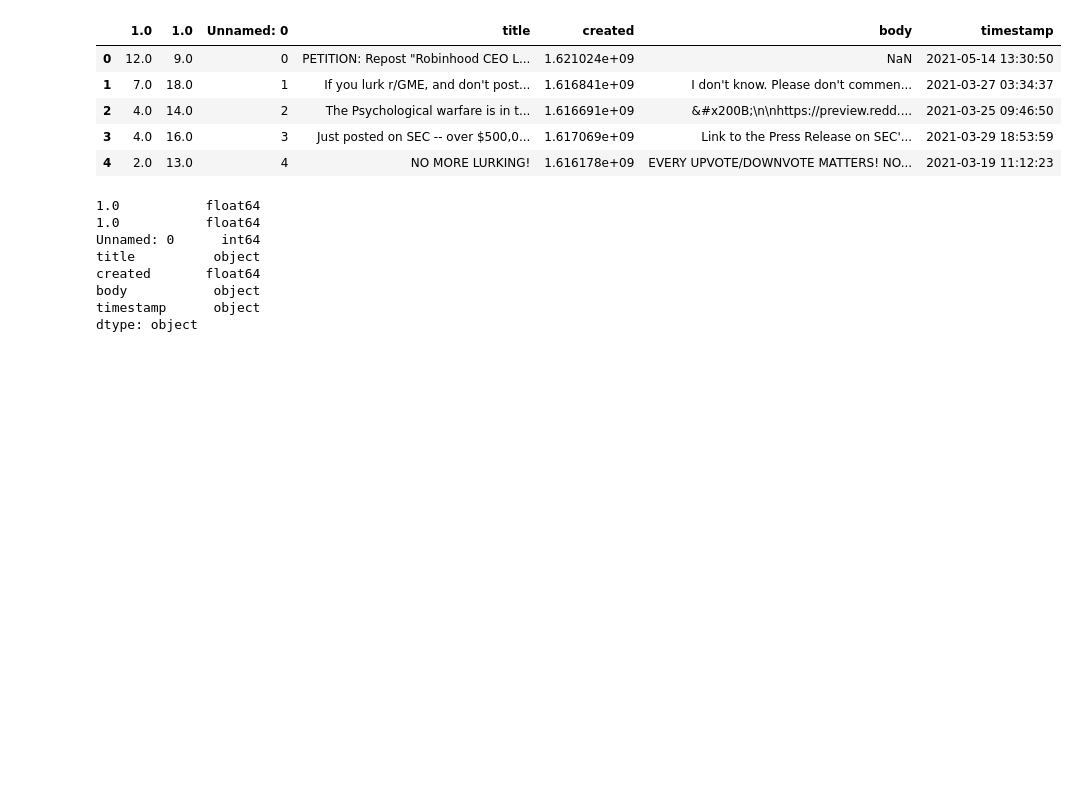
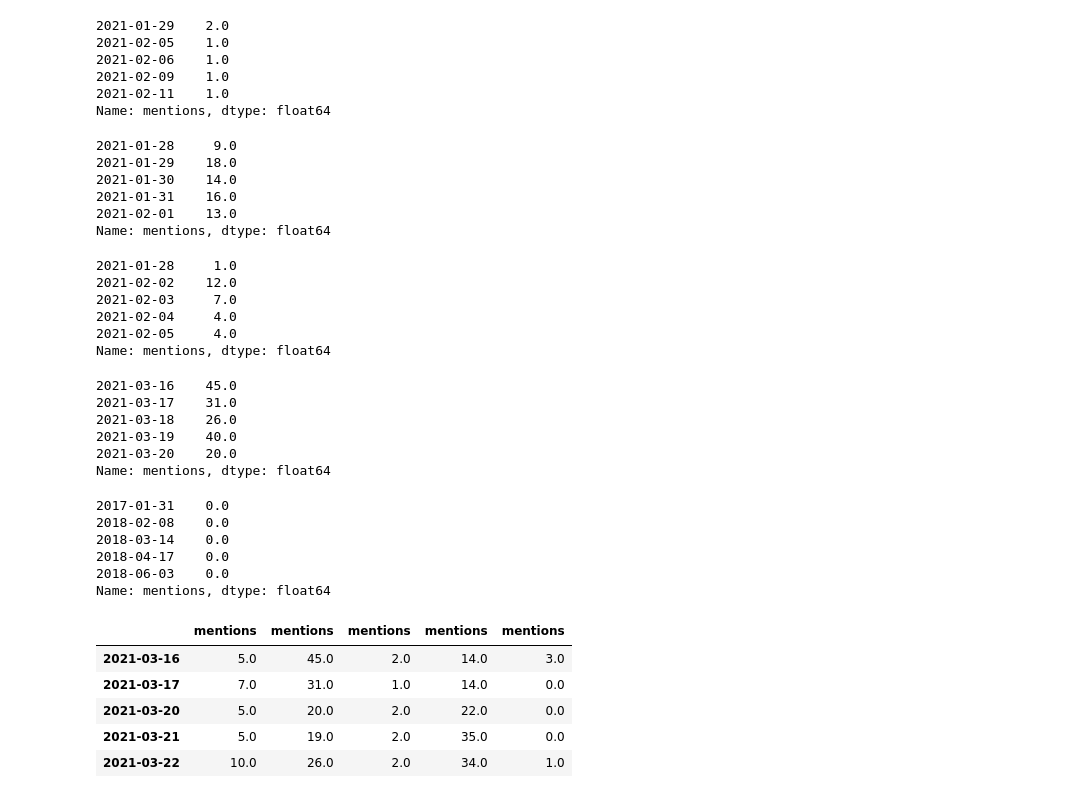
Before and after one commit to iAmSeanzie/Group_MemeStock_Project, a Jupyter notebook: Reddit_API/ConcacCSV.ipynb, the cells around one changed output. Drawn from its saved outputs; the diff is of its cells as text; code cells hidden in the pictures; blank space fills up the shorter version.

Commit message:
Add concatenated mentions dataframe[ AMC | AMC/GME | DOGE | GME| WSB]

```diff
--- a/Reddit_API/ConcacCSV.ipynb
+++ b/Reddit_API/ConcacCSV.ipynb
@@ -39,21 +6,60 @@ amc_df.head()
+# %%
+gme_df = pkl.load(open('gme.pkl', 'rb'))
+gme_df.head()
+# %% [output]
+2021-01-29    2.0
+2021-02-05    1.0
+2021-02-06    1.0
+2021-02-09    1.0
+2021-02-11    1.0
+Name: mentions, dtype: float64
+# %%
+doge_df = pkl.load(open('DOGE.pkl', 'rb'))
+doge_df.head()
+# %% [output]
+2021-01-28     9.0
+2021-01-29    18.0
+2021-01-30    14.0
+2021-01-31    16.0
+2021-02-01    13.0
+Name: mentions, dtype: float64
+# %%
+amc_df = pkl.load(open('AMC.pkl', 'rb'))
+amc_df.head()
+# %% [output]
+2021-01-28     1.0
+2021-02-02    12.0
+2021-02-03     7.0
+2021-02-04     4.0
+2021-02-05     4.0
+Name: mentions, dtype: float64
+# %%
+amcgme_df = pkl.load(open('gmeamc.pkl', 'rb'))
+amcgme_df.head()
+# %% [output]
+2021-03-16    45.0
+2021-03-17    31.0
+2021-03-18    26.0
+2021-03-19    40.0
+2021-03-20    20.0
+Name: mentions, dtype: float64
+# %%
+wsb_df = pkl.load(open('wsb.pkl', 'rb'))
+wsb_df.head()
+# %% [output]
+2017-01-31    0.0
+2018-02-08    0.0
+2018-03-14    0.0
+2018-04-17    0.0
+2018-06-03    0.0
+Name: mentions, dtype: float64
 # %%
-column_csv_combined = pd.concat([amc_df, doge_df, gme_df], axis = 'columns', join = 'inner')
-column_csv_combined.head()
+combined_df = pd.concat([amc_df, amcgme_df, doge_df, gme_df, wsb_df], join = 'inner', axis = 'columns')
+combined_df.head()
 # %% [output]
-|  | 1.0 | 1.0 | Unnamed: 0 | title | created | body | timestamp |
-| 0 | 12.0 | 9.0 | 0 | PETITION: Repost "Robinhood CEO L... | 1.621024e+09 | NaN | 2021-05-14 13:30:50 |
-| 1 | 7.0 | 18.0 | 1 | If you lurk r/GME, and don't post... | 1.616841e+09 | I don't know. Please don't commen... | 2021-03-27 03:34:37 |
-| 2 | 4.0 | 14.0 | 2 | The Psychological warfare is in t... | 1.616691e+09 | &#x200B;\n\nhttps://preview.redd.... | 2021-03-25 09:46:50 |
-| 3 | 4.0 | 16.0 | 3 | Just posted on SEC -- оver $500,0... | 1.617069e+09 | Link to the Press Release on SEC'... | 2021-03-29 18:53:59 |
-| 4 | 2.0 | 13.0 | 4 | NO MORE LURKING! | 1.616178e+09 | EVERY UPVOTE/DOWNVOTE MATTERS! NO... | 2021-03-19 11:12:23 |
+|  | mentions | mentions | mentions | mentions | mentions |
+| 2021-03-16 | 5.0 | 45.0 | 2.0 | 14.0 | 3.0 |
+| 2021-03-17 | 7.0 | 31.0 | 1.0 | 14.0 | 0.0 |
+| 2021-03-20 | 5.0 | 20.0 | 2.0 | 22.0 | 0.0 |
+| 2021-03-21 | 5.0 | 19.0 | 2.0 | 35.0 | 0.0 |
+| 2021-03-22 | 10.0 | 26.0 | 2.0 | 34.0 | 1.0 |
-# %%
-column_csv_combined.dtypes
-# %% [output]
-1.0           float64
-1.0           float64
-Unnamed: 0      int64
-title          object
-created       float64
-body           object
-timestamp      object
-dtype: object
```
Also changed, not shown: parts of 7 cells of this notebook, 15 other files.
